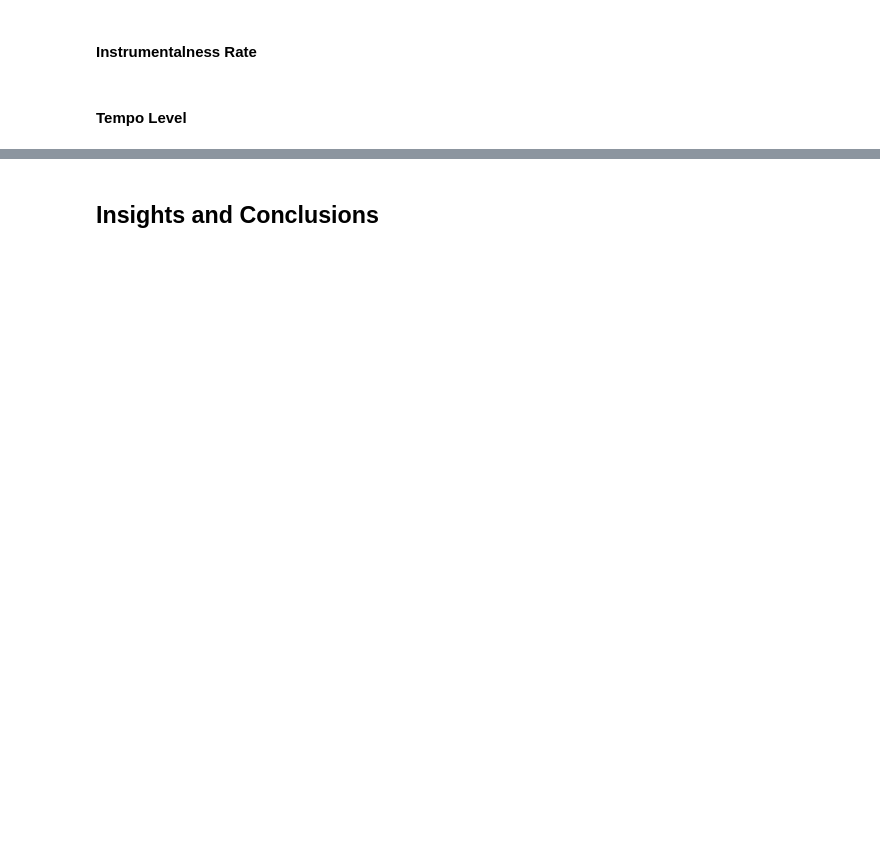
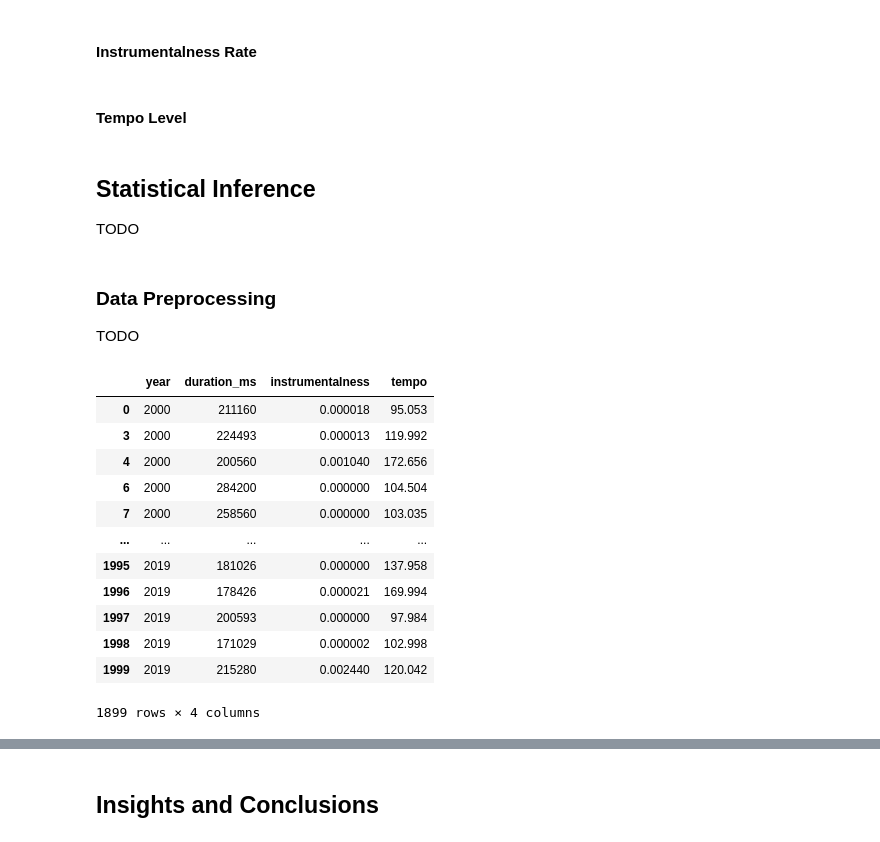
Before and after one commit to angelocguerra/csmodel-casestudy, a Jupyter notebook: MCO2.ipynb, the cells around one changed output, grey strips where cells are left out. Saved outputs shown, nothing was run; the diff lists cells and outputs as text; code cells hidden in the pictures; blank space fills up the shorter version.

```diff
--- a/MCO2.ipynb
+++ b/MCO2.ipynb
@@ -1116,3 +1025,28 @@ spotify_df[['year', 'year_period']]
 #### Instrumentalness Rate
 # %% [markdown]
 #### Tempo Level
+# %% [markdown]
+## Statistical Inference
+
+TODO
+# %% [markdown]
+### Data Preprocessing
+
+TODO
+# %%
+spotify_df = spotify_df[["year", "duration_ms", "instrumentalness", "tempo"]]
+spotify_df
+# %% [output]
+|  | year | duration_ms | instrumentalness | tempo |
+| 0 | 2000 | 211160 | 0.000018 | 95.053 |
+| 3 | 2000 | 224493 | 0.000013 | 119.992 |
+| 4 | 2000 | 200560 | 0.001040 | 172.656 |
+| 6 | 2000 | 284200 | 0.000000 | 104.504 |
+| 7 | 2000 | 258560 | 0.000000 | 103.035 |
+| ... | ... | ... | ... | ... |
+| 1995 | 2019 | 181026 | 0.000000 | 137.958 |
+| 1996 | 2019 | 178426 | 0.000021 | 169.994 |
+| 1997 | 2019 | 200593 | 0.000000 | 97.984 |
+| 1998 | 2019 | 171029 | 0.000002 | 102.998 |
+| 1999 | 2019 | 215280 | 0.002440 | 120.042 |
+1899 rows × 4 columns
```
Also changed, not shown: parts of 79 cells of this notebook, 1 other file.
